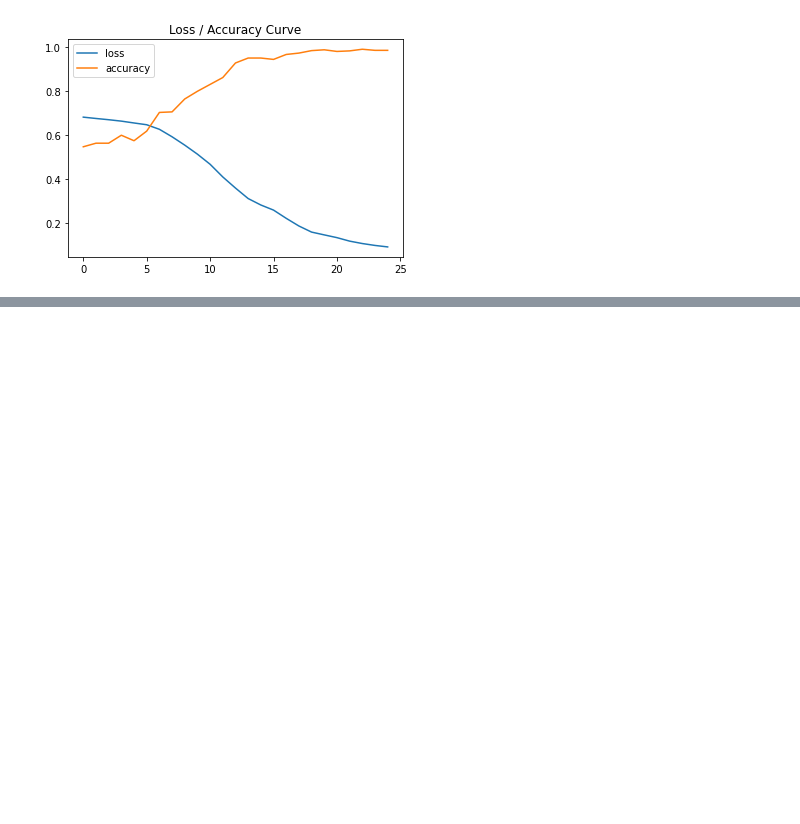
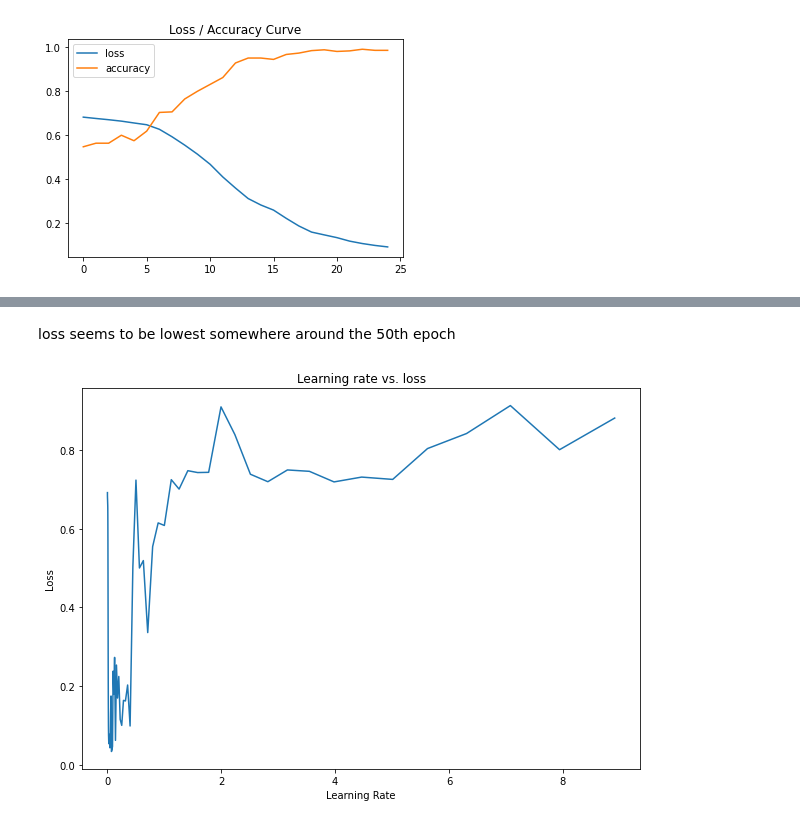
Before and after one commit to Ammar-Raneez/TF_Learning_ZTM, a Jupyter notebook: tensorflow-classification.ipynb, the cells around one changed output, grey strips where cells are left out. Cells and saved outputs as stored; diff of their text form; code cells hidden in the pictures; blank space fills up the shorter version.

```diff
--- a/tensorflow-classification.ipynb
+++ b/tensorflow-classification.ipynb
@@ -733,0 +788,13 @@ Text(0.5, 1.0, 'Loss / Accuracy Curve')
+# %% [markdown]
+loss seems to be lowest somewhere around the 50th epoch
+# %%
+# Plot the learning rate versus the loss
+lrs = 1e-4 * (10 ** (np.arange(100)/20))
+plt.figure(figsize=(10, 7))
+
+plt.plot(lrs, history.history['loss'])
+plt.xlabel('Learning Rate')
+plt.ylabel('Loss')
+plt.title('Learning rate vs. loss');
+# %% [output]
+[figure, added]
```
Also changed, not shown: parts of 6 cells of this notebook.
